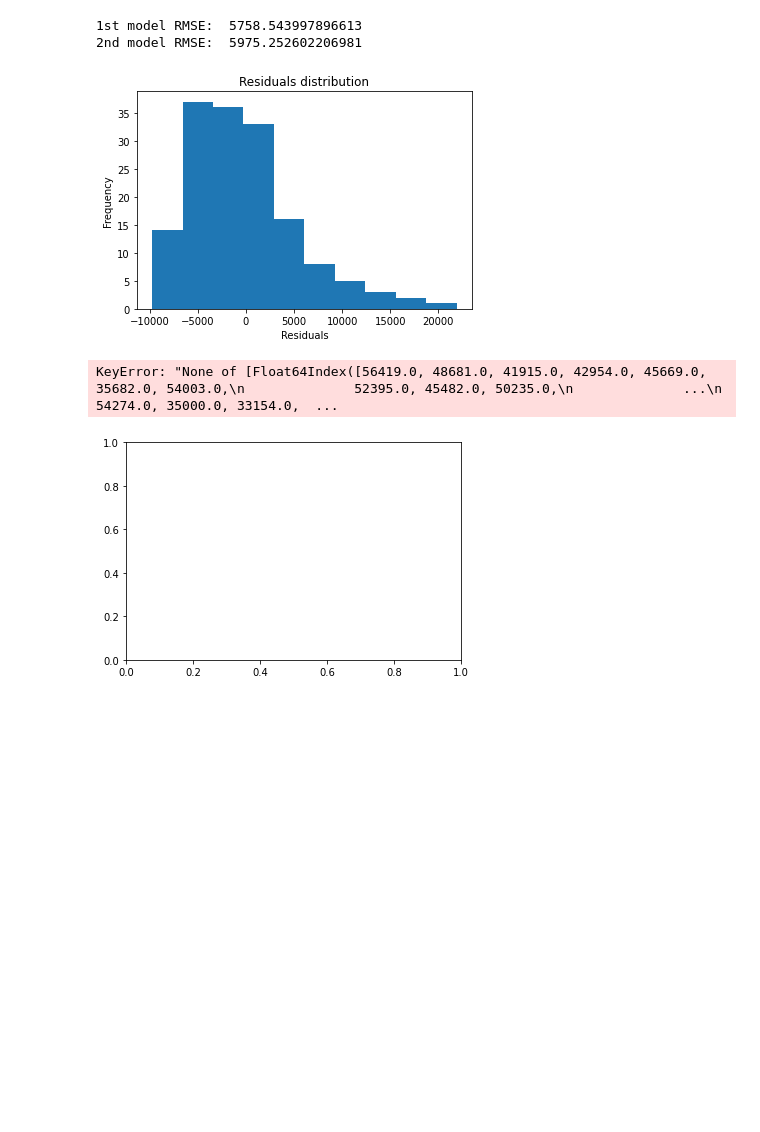
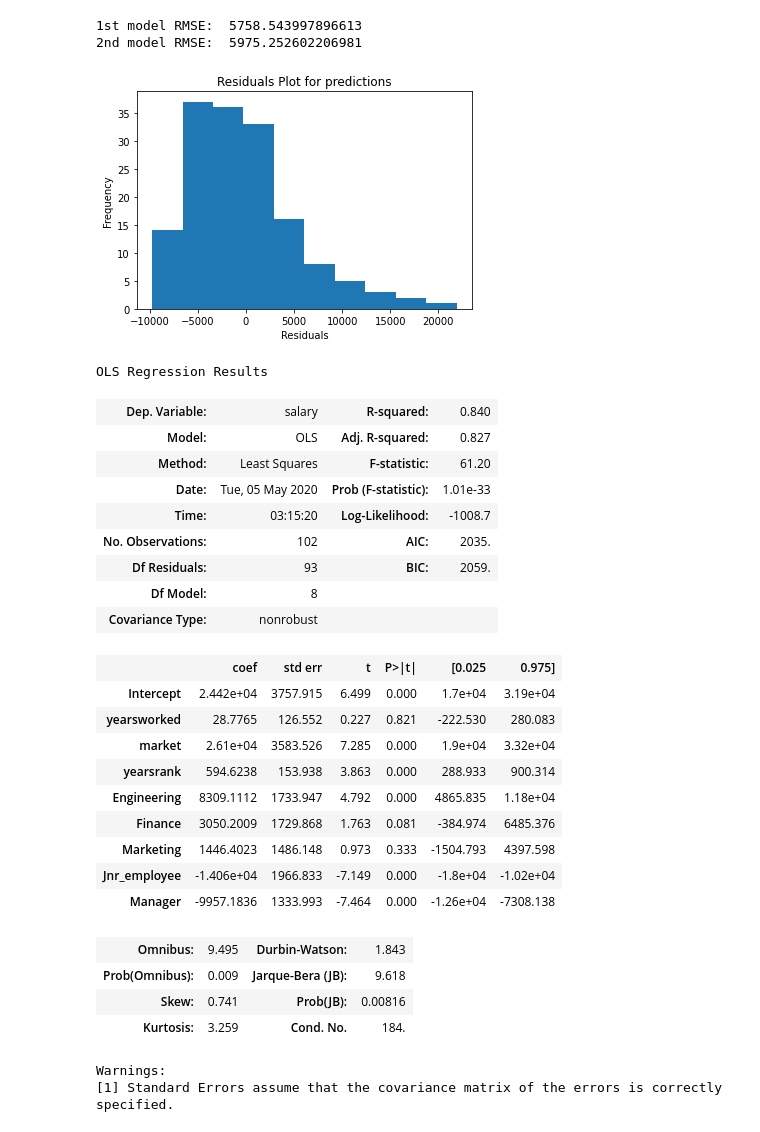
Before and after one commit to tshepojrampai/OOP_for_data_science, a Jupyter notebook: multivariate_linear_regression.ipynb, the cells around one changed output. Saved outputs shown, nothing was run; the diff lists cells and outputs as text; code cells hidden in the pictures; blank space fills up the shorter version.

```diff
--- a/multivariate_linear_regression.ipynb
+++ b/multivariate_linear_regression.ipynb
@@ -390,14 +355,14 @@ class ErrorCalculator:
 class Plotter():
     def __init__(self,y_test,y_pred):
         self.y_test = y_test
-        self.y_pred = y_pred
+        self.ypred = y_pred
 
     def run_calculations(self):
         return self.y_test - self.y_pred
 
     def plot(self):
-        plt.hist(self.y_test- self.y_pred)
-        plt.title('Residuals distribution')
+        plt.hist(self.y_test - self.ypred)
+        plt.title('Residuals Plot for predictions')
         plt.xlabel('Residuals')
         plt.ylabel('Frequency')
         return plt.show()
@@ -541,14 +505,37 @@ print("2nd model RMSE:  {}".format(error_model2.get_rmse()))
 # %%
 #Model 1 plotting graphs
 model1_plot = HistogramPlotter(y_test, model.predict(sm.add_constant(X_test)))
-model1_scatter = ScatterPlotter(y_test, model.predict(sm.add_constant(X_test)))
-
+model1_scatter = ScatterPlot(y_test, model.predict(sm.add_constant(X_test)))
 # Mode1 Histogram Plot
 model1_plot.plot()
-
-#model1 Scatter Plot
-model1_scatter.plot()
 # %% [output]
-[figure, old version]
+[figure, new version]
-KeyError: "None of [Float64Index([56419.0, 48681.0, 41915.0, 42954.0, 45669.0, 35682.0, 54003.0,\n              52395.0, 45482.0, 50235.0,\n              ...\n              54274.0, 35000.0, 33154.0,  ...
-[figure, removed]
+# %%
+model1.summary()
+# %% [output]
+OLS Regression Results
+| Dep. Variable: | salary | R-squared: | 0.840 |
+| Model: | OLS | Adj. R-squared: | 0.827 |
+| Method: | Least Squares | F-statistic: | 61.20 |
+| Date: | Tue, 05 May 2020 | Prob (F-statistic): | 1.01e-33 |
+| Time: | 03:15:20 | Log-Likelihood: | -1008.7 |
+| No. Observations: | 102 | AIC: | 2035. |
+| Df Residuals: | 93 | BIC: | 2059. |
+| Df Model: | 8 |  |  |
+| Covariance Type: | nonrobust |  |  |
+|  | coef | std err | t | P>|t| | [0.025 | 0.975] |
+| Intercept | 2.442e+04 | 3757.915 | 6.499 | 0.000 | 1.7e+04 | 3.19e+04 |
+| yearsworked | 28.7765 | 126.552 | 0.227 | 0.821 | -222.530 | 280.083 |
+| market | 2.61e+04 | 3583.526 | 7.285 | 0.000 | 1.9e+04 | 3.32e+04 |
+| yearsrank | 594.6238 | 153.938 | 3.863 | 0.000 | 288.933 | 900.314 |
+| Engineering | 8309.1112 | 1733.947 | 4.792 | 0.000 | 4865.835 | 1.18e+04 |
+| Finance | 3050.2009 | 1729.868 | 1.763 | 0.081 | -384.974 | 6485.376 |
+| Marketing | 1446.4023 | 1486.148 | 0.973 | 0.333 | -1504.793 | 4397.598 |
+| Jnr_employee | -1.406e+04 | 1966.833 | -7.149 | 0.000 | -1.8e+04 | -1.02e+04 |
+| Manager | -9957.1836 | 1333.993 | -7.464 | 0.000 | -1.26e+04 | -7308.138 |
+| Omnibus: | 9.495 | Durbin-Watson: | 1.843 |
+| Prob(Omnibus): | 0.009 | Jarque-Bera (JB): | 9.618 |
+| Skew: | 0.741 | Prob(JB): | 0.00816 |
+| Kurtosis: | 3.259 | Cond. No. | 184. |
+Warnings:
+[1] Standard Errors assume that the covariance matrix of the errors is correctly specified.
```
Also changed, not shown: parts of 10 cells of this notebook.
